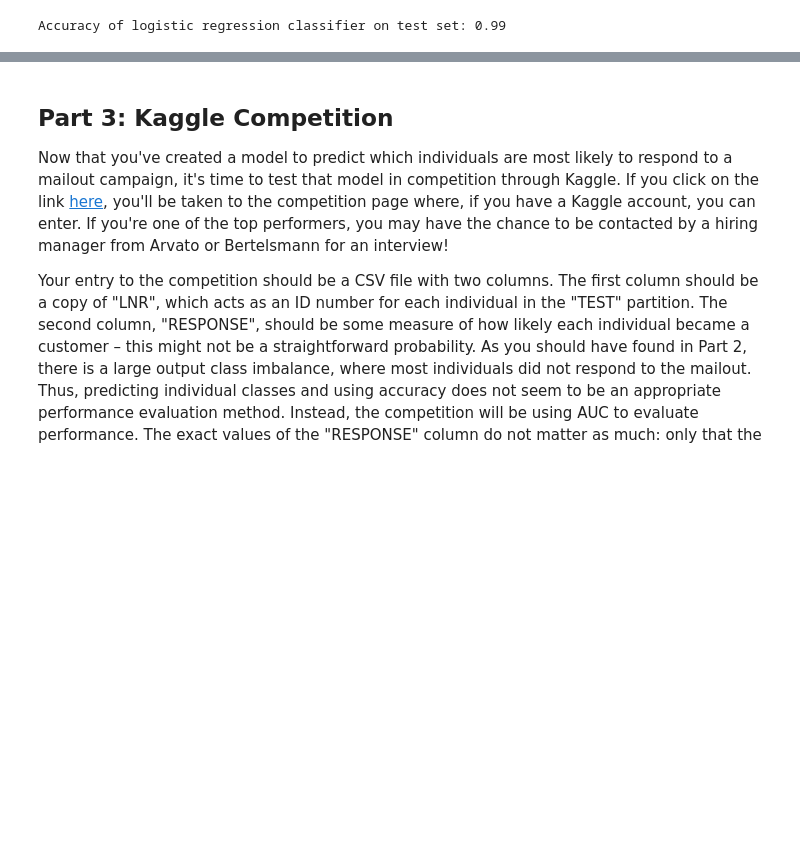
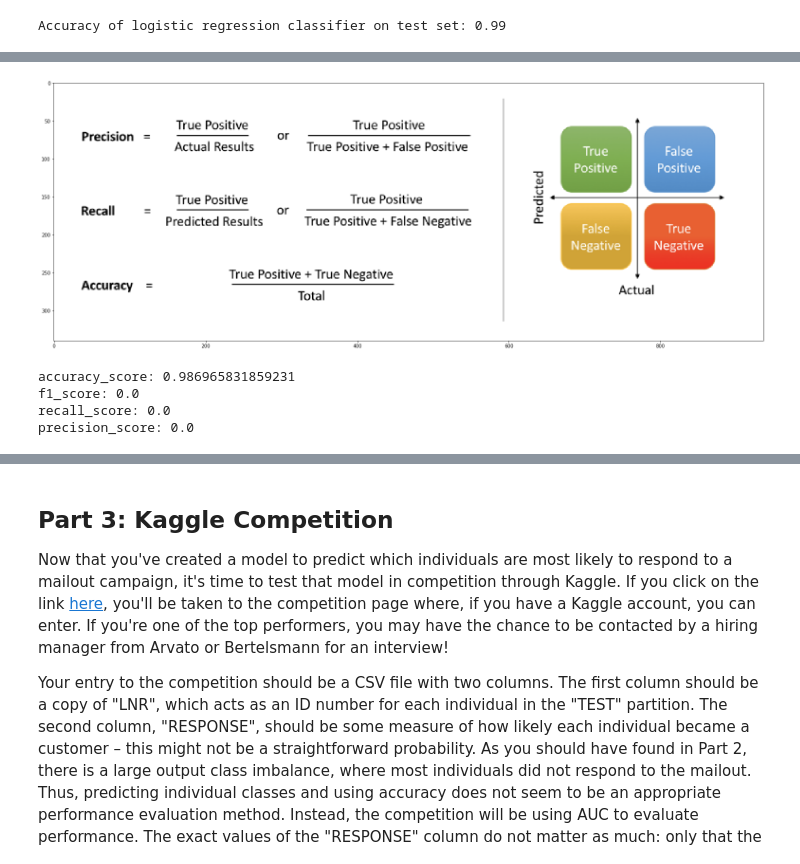
Before and after one commit to keyvantaj/Capstone_Project, a Jupyter notebook: 2_Supervised_Learning_Model.ipynb, the cells around one changed output, grey strips where cells are left out. Cells and saved outputs as stored; diff of their text form; code cells hidden in the pictures; blank space fills up the shorter version.

```diff
--- a/2_Supervised_Learning_Model.ipynb
+++ b/2_Supervised_Learning_Model.ipynb
@@ -447,0 +476,23 @@ Accuracy of logistic regression classifier on test set: 0.99
+# %%
+# Reminder
+import matplotlib.image as mpimg
+
+img=mpimg.imread('recall.png')
+plt.figure(figsize=(50,10))
+imgplot = plt.imshow(img)
+# %% [output]
+[figure, added]
+# %%
+# Calculation of accuracy
+print ('accuracy_score: {}'.format(accuracy_score(y_test,y_pred )))
+# Calculation of f1 score
+print ('f1_score: {}'.format(f1_score(y_test, y_pred)))
+# Calculation of recall_score
+print ('recall_score: {}'.format(recall_score(y_test, y_pred)))
+# Calculation of precision_score
+print ('precision_score: {}'.format(precision_score(y_test, y_pred)))
+# %% [output]
+accuracy_score: 0.986965831859231
+f1_score: 0.0
+recall_score: 0.0
+precision_score: 0.0
```
Also changed, not shown: parts of 46 cells of this notebook, 1 other file.
